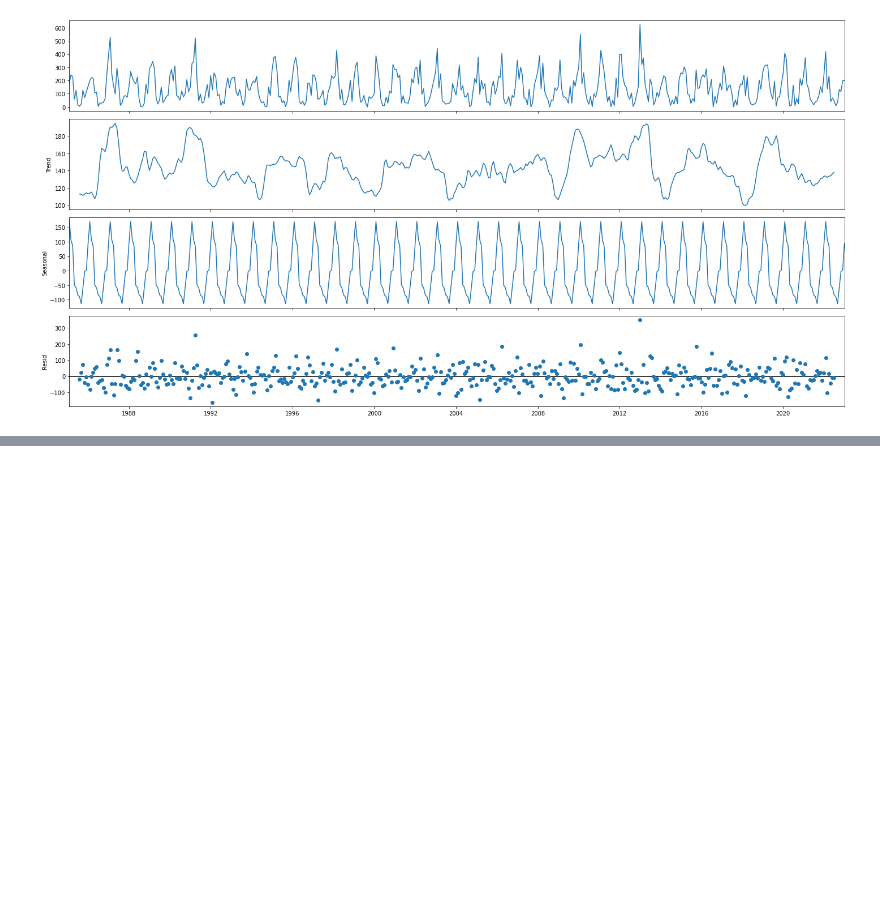
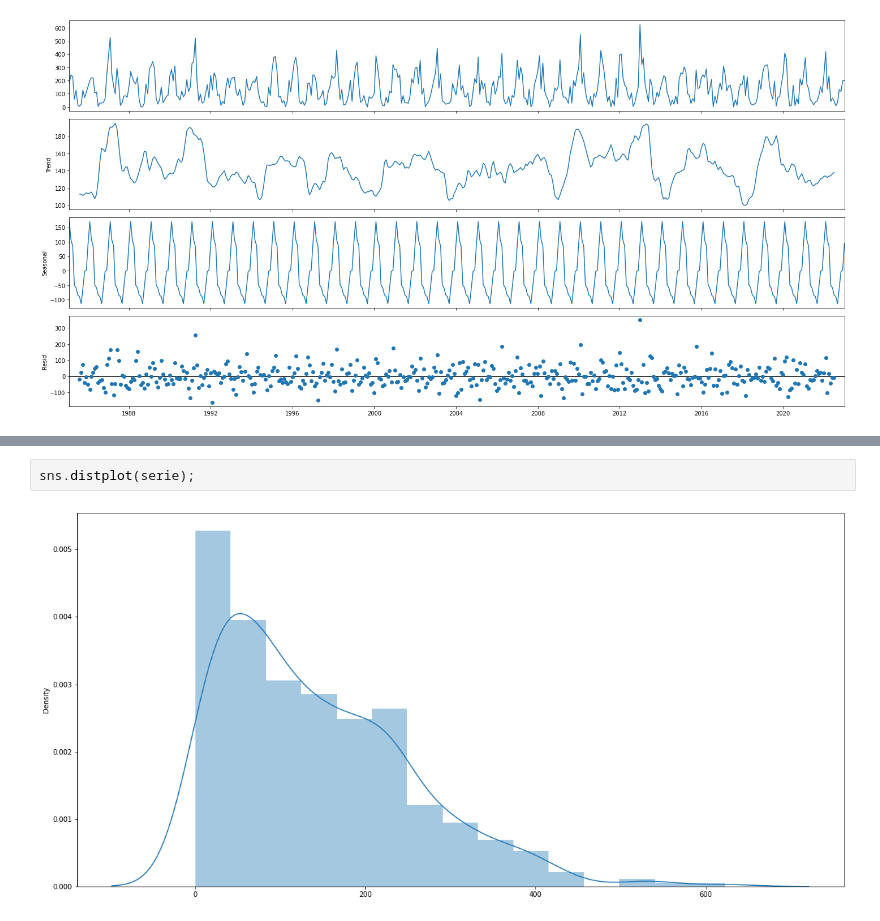
Before and after one commit to maria-raquel/series_temporais, a Jupyter notebook: ESSE.ipynb, the cells around one changed output, grey strips where cells are left out. Drawn from its saved outputs; the diff is of its cells as text; blank space fills up the shorter version.

```diff
--- a/ESSE.ipynb
+++ b/ESSE.ipynb
@@ -183,0 +239,4 @@ decomposicao.plot();
+# %%
+sns.distplot(serie);
+# %% [output]
+[figure, added]
```
Also changed, not shown: parts of 18 cells of this notebook.
